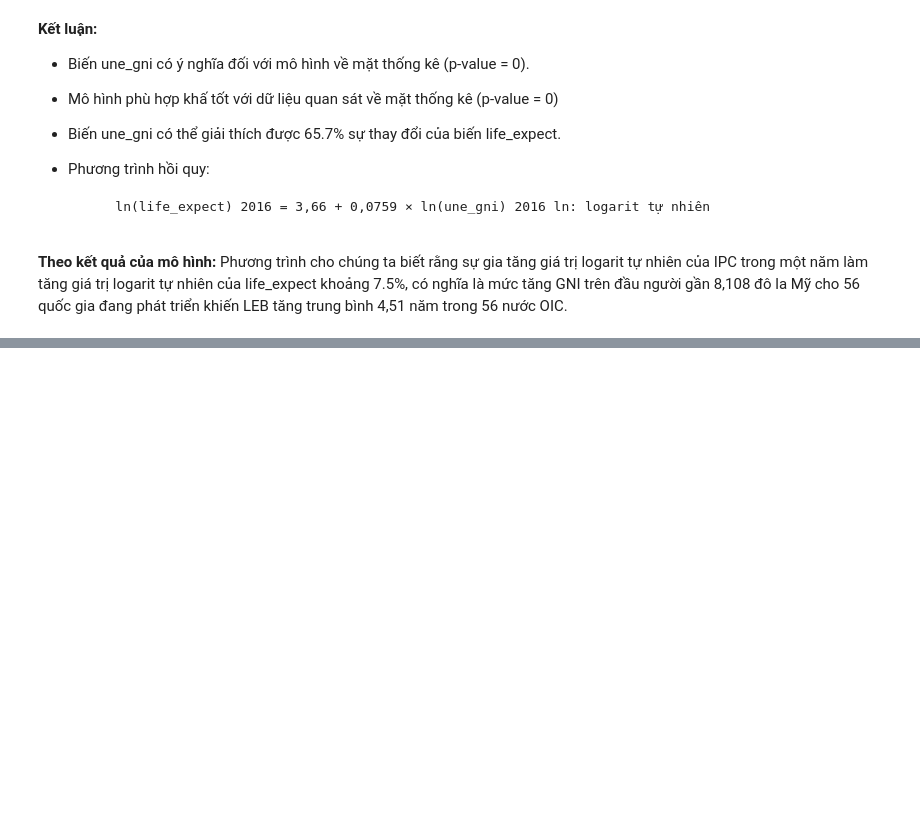
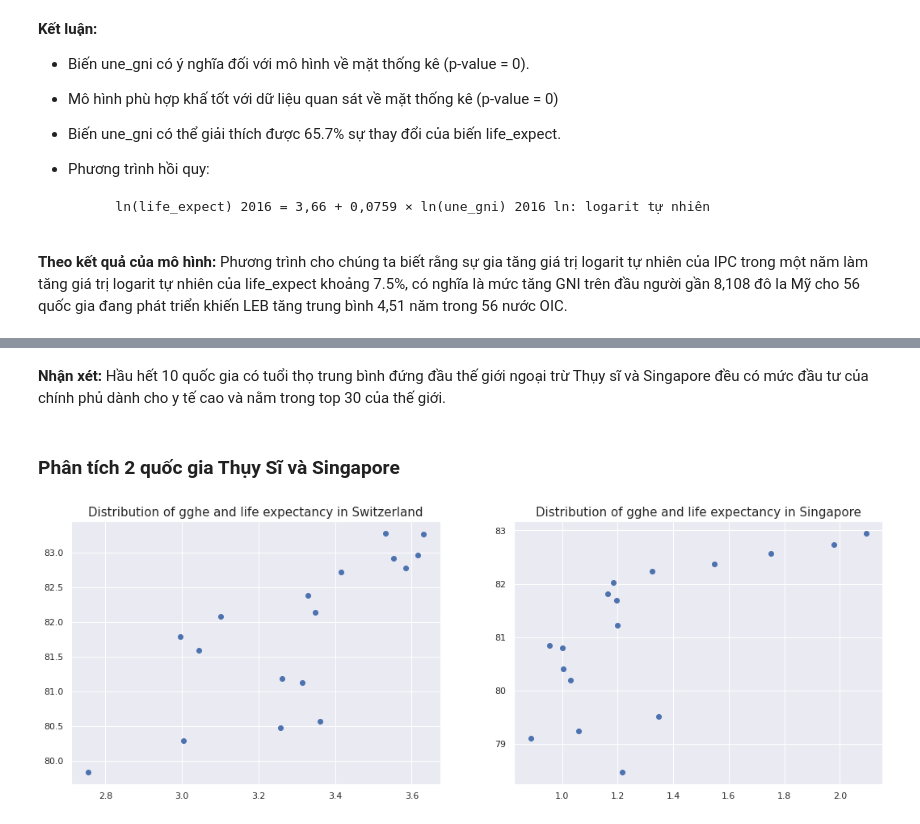
Before and after one commit to XQuyTran/Final_Project_LTKHDL, a Jupyter notebook: Version01-P4DS.ipynb, the cells around one changed output, grey strips where cells are left out. Cells and saved outputs as stored; diff of their text form; code cells hidden in the pictures; blank space fills up the shorter version.

```diff
--- a/Version01-P4DS.ipynb
+++ b/Version01-P4DS.ipynb
@@ -846,0 +937,18 @@ Phương trình cho chúng ta biết rằng sự gia tăng giá trị logarit t
+# %% [markdown]
+**Nhận xét:** Hầu hết 10 quốc gia có tuổi thọ trung bình đứng đầu thế giới ngoại trừ Thụy sĩ và Singapore đều có mức đầu tư của chính phủ dành cho y tế cao và nằm trong top 30 của thế giới.
+# %% [markdown]
+### Phân tích 2 quốc gia Thụy Sĩ và Singapore
+# %%
+thuysi_sigapore_df = data_df[data_df['country'].isin(['Switzerland','Singapore'])].loc[:,['country','life_expect','gghe-d']]
+thuysi_df = thuysi_sigapore_df[thuysi_sigapore_df['country']=='Switzerland']
+sigapore_df = thuysi_sigapore_df[thuysi_sigapore_df['country']=='Singapore']
+# %%
+fig, ax = plt.subplots(1,2)
+fig.set_size_inches(18, 6)
+ax[0].scatter(thuysi_df['gghe-d'],thuysi_df['life_expect'])
+ax[0].set_title('Distribution of gghe and life expectancy in Switzerland',size=15)
+ax[1].scatter(sigapore_df['gghe-d'],sigapore_df['life_expect'])
+ax[1].set_title('Distribution of gghe and life expectancy in Singapore',size=15)
+plt.show()
+# %% [output]
+[figure, added]
```
Also changed, not shown: parts of 40 cells of this notebook.
